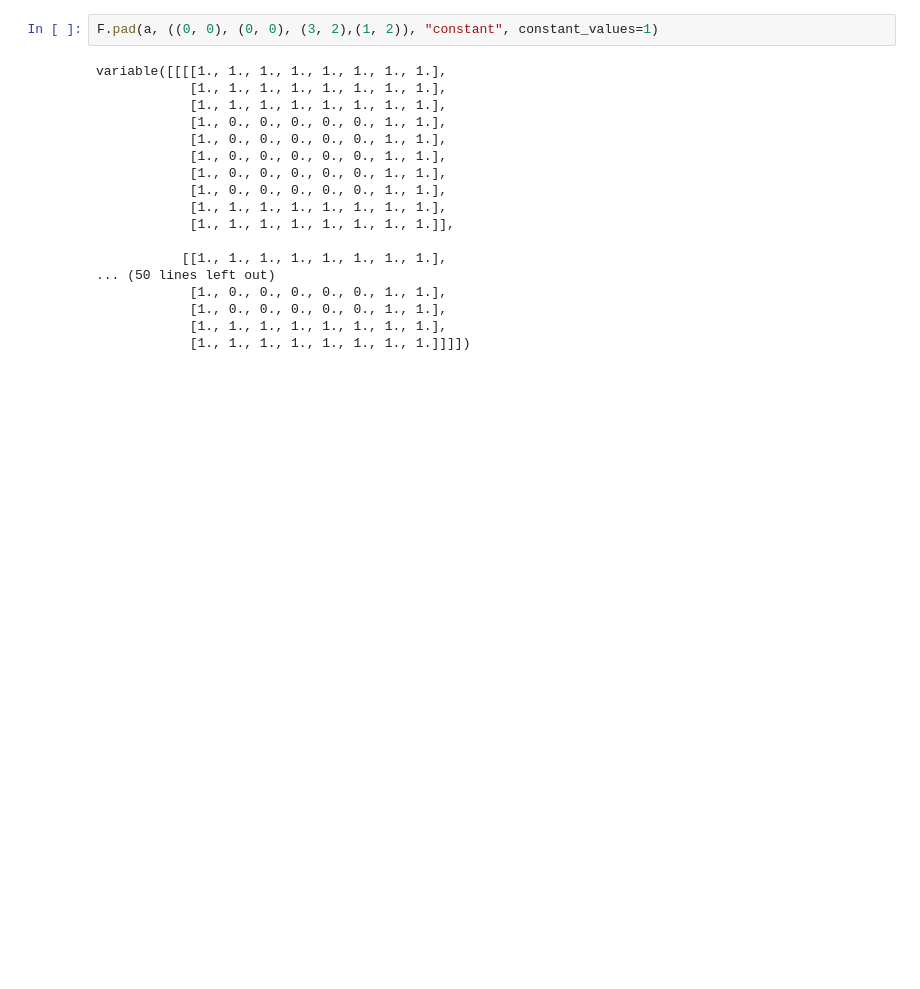
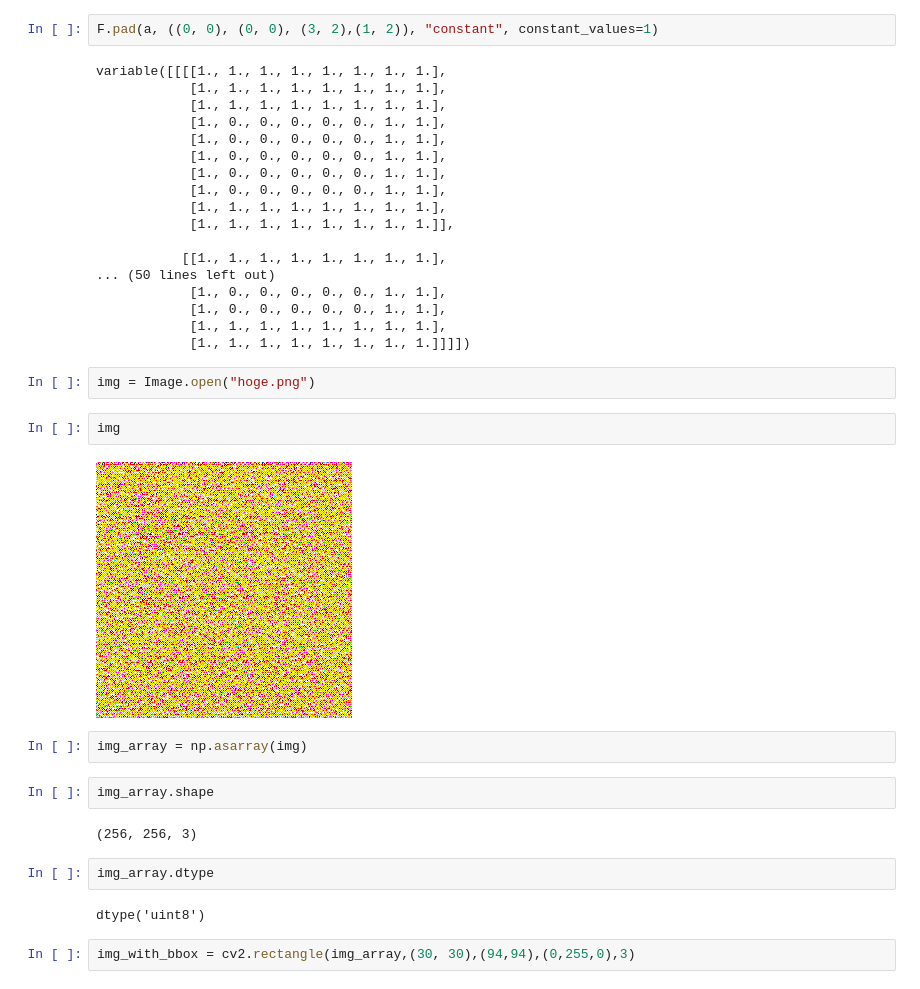
Before and after one commit to Teppei-Kanayama/conditional-gan, a Jupyter notebook: dcgan_landmark_and_face/Untitled.ipynb, the cells around one changed output. Cells and saved outputs as stored; diff of their text form; blank space fills up the shorter version.

Commit message:
bbox

```diff
--- a/dcgan_landmark_and_face/Untitled.ipynb
+++ b/dcgan_landmark_and_face/Untitled.ipynb
@@ -102,3 +104,21 @@ variable([[[[1., 1., 1., 1., 1., 1., 1., 1.],
             [1., 0., 0., 0., 0., 0., 1., 1.],
             [1., 1., 1., 1., 1., 1., 1., 1.],
             [1., 1., 1., 1., 1., 1., 1., 1.]]]])
+# %%
+img = Image.open("hoge.png")
+# %%
+img
+# %% [output]
+[figure, added]
+# %%
+img_array = np.asarray(img)
+# %%
+img_array.shape
+# %% [output]
+(256, 256, 3)
+# %%
+img_array.dtype
+# %% [output]
+dtype('uint8')
+# %%
+img_with_bbox = cv2.rectangle(img_array,(30, 30),(94,94),(0,255,0),3)
```
Also changed, not shown: parts of 2 cells of this notebook, 4 other files.
